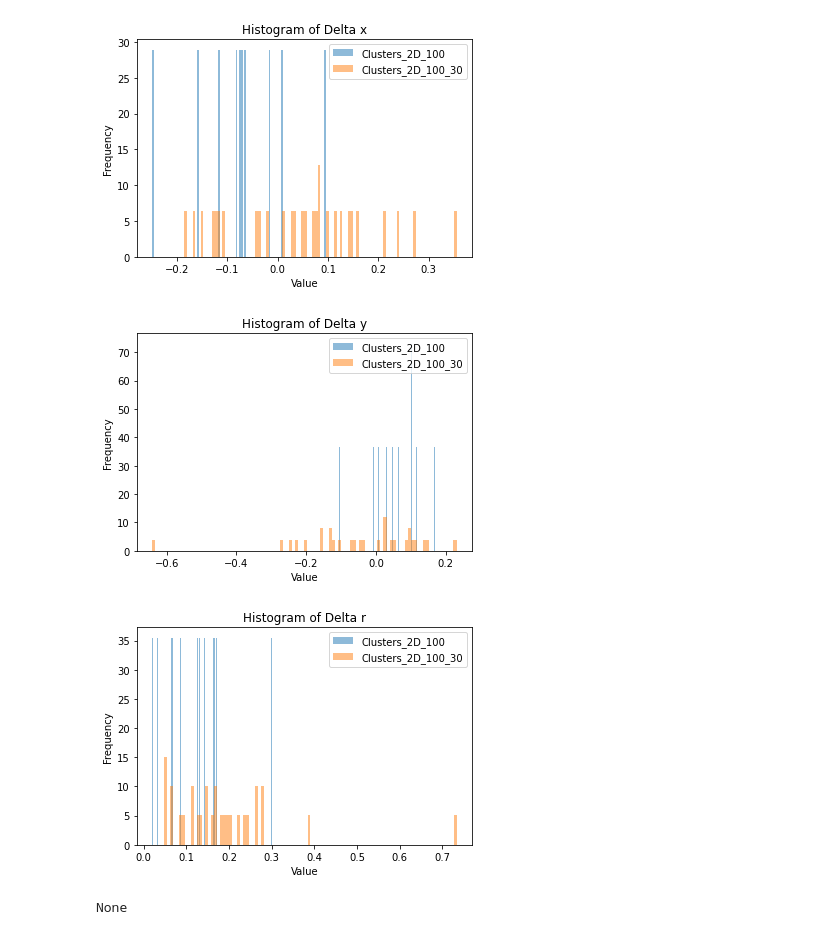
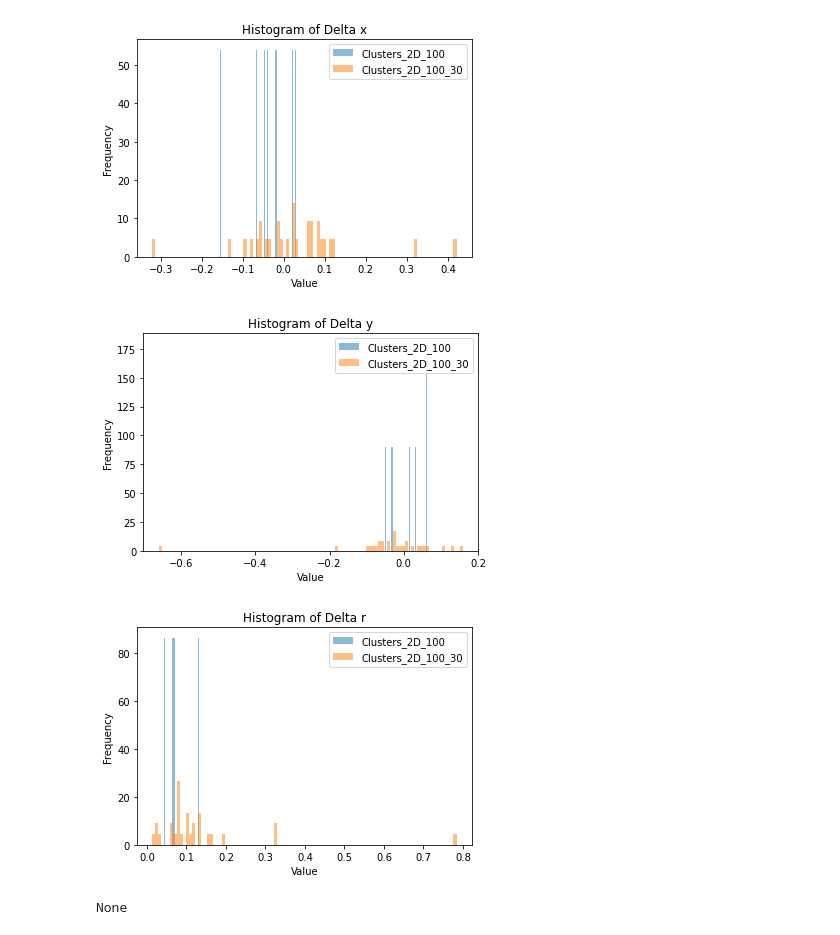
Before and after one commit to xtx2022/Project-1, a Jupyter notebook: high_resolution.ipynb, the cells around one changed output. Saved outputs shown, nothing was run; the diff lists cells and outputs as text; code cells hidden in the pictures.

```diff
--- a/high_resolution.ipynb
+++ b/high_resolution.ipynb
@@ -62,47 +102,48 @@ Not Found: (35, 6)
 # %%
 '''
-    algorithms: 'local maxima', 'local maxima denoised', 'hr local maxima denoised'
+algorithms: 'local maxima', 'local maxima denoised', 'local maxima denoised double',
+'hr local maxima denoised', 'hr local maxima denoised double'
 '''
 images = read_in_data('./Clusters_2D_100.txt')
-hr_found = find_points(images, 'hr local maxima denoised', 3, 1)
+hr_found = find_points(images, 'hr local maxima denoised', 2, 1)
 hr_result1 = judge(images, hr_found)
 images_30 = read_in_data('./Clusters_2D_100_30.txt')
-hr_found_30 = find_points(images_30, 'hr local maxima denoised', 3, 1)
+hr_found_30 = find_points(images_30, 'hr local maxima denoised', 2, 1)
 hr_result2 = judge(images_30, hr_found_30)
 
 # Plot the histograms with specified border colors and transparent fills
 plt.hist(hr_result1.dist_array[0], bins=100, density=True, alpha=0.5, label='Clusters_2D_100')  # Histogram for data1
 plt.hist(hr_result2.dist_array[0], bins=100, density=True, alpha=0.5, label='Clusters_2D_100_30')    # Histogram for data2
 # Customize the plot
 plt.title('Histogram of Delta x')
 plt.xlabel('Value')
 plt.ylabel('Frequency')
 plt.legend(loc='upper right')  # Add a legend to differentiate the datasets
 plt.show()
 
 # Plot the histograms
 plt.hist(hr_result1.dist_array[1], bins=100, density=True, alpha=0.5, label='Clusters_2D_100')  # Histogram for data1
 plt.hist(hr_result2.dist_array[1], bins=100, density=True, alpha=0.5, label='Clusters_2D_100_30')    # Histogram for data2
 # Customize the plot
 plt.title('Histogram of Delta y')
 plt.xlabel('Value')
 plt.ylabel('Frequency')
 plt.legend(loc='upper right')  # Add a legend to differentiate the datasets
 plt.show()
 
 # Plot the histograms
 plt.hist(hr_result1.dist_array[2], bins=100, density=True, alpha=0.5, label='Clusters_2D_100')  # Histogram for data1
 plt.hist(hr_result2.dist_array[2], bins=100, density=True, alpha=0.5, label='Clusters_2D_100_30')    # Histogram for data2
 # Customize the plot
 plt.title('Histogram of Delta r')
 plt.xlabel('Value')
 plt.ylabel('Frequency')
 plt.legend(loc='upper right')  # Add a legend to differentiate the datasets
 plt.show()
 # %% [output]
-[figure, old version]
+[figure, new version]
-[figure, old version]
+[figure, new version]
-[figure, old version]
+[figure, new version]
 # %%
 hr_result1.show_error(images, hr_found)
 # %% [output]
```
Also changed, not shown: parts of 3 cells of this notebook.
